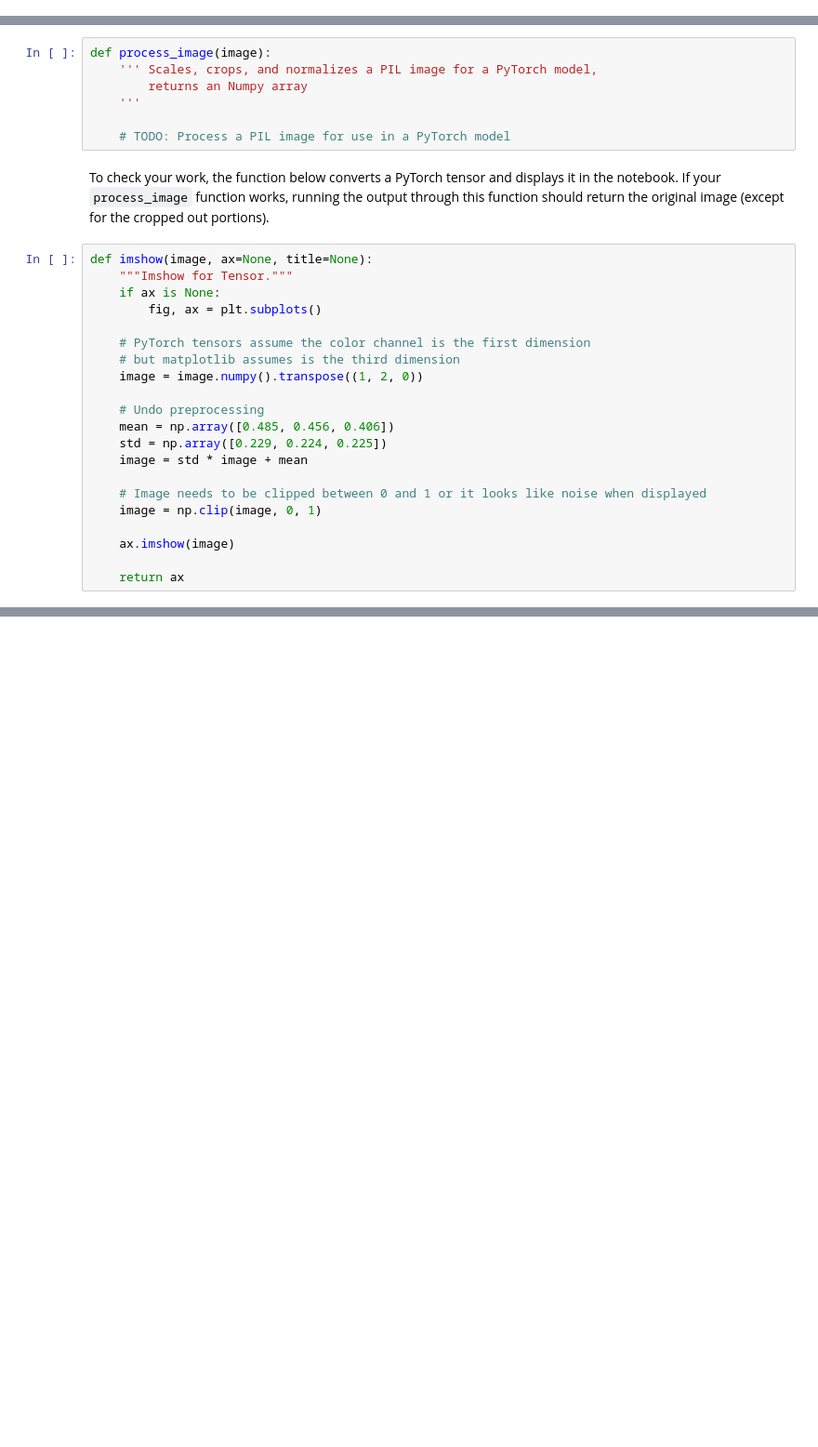
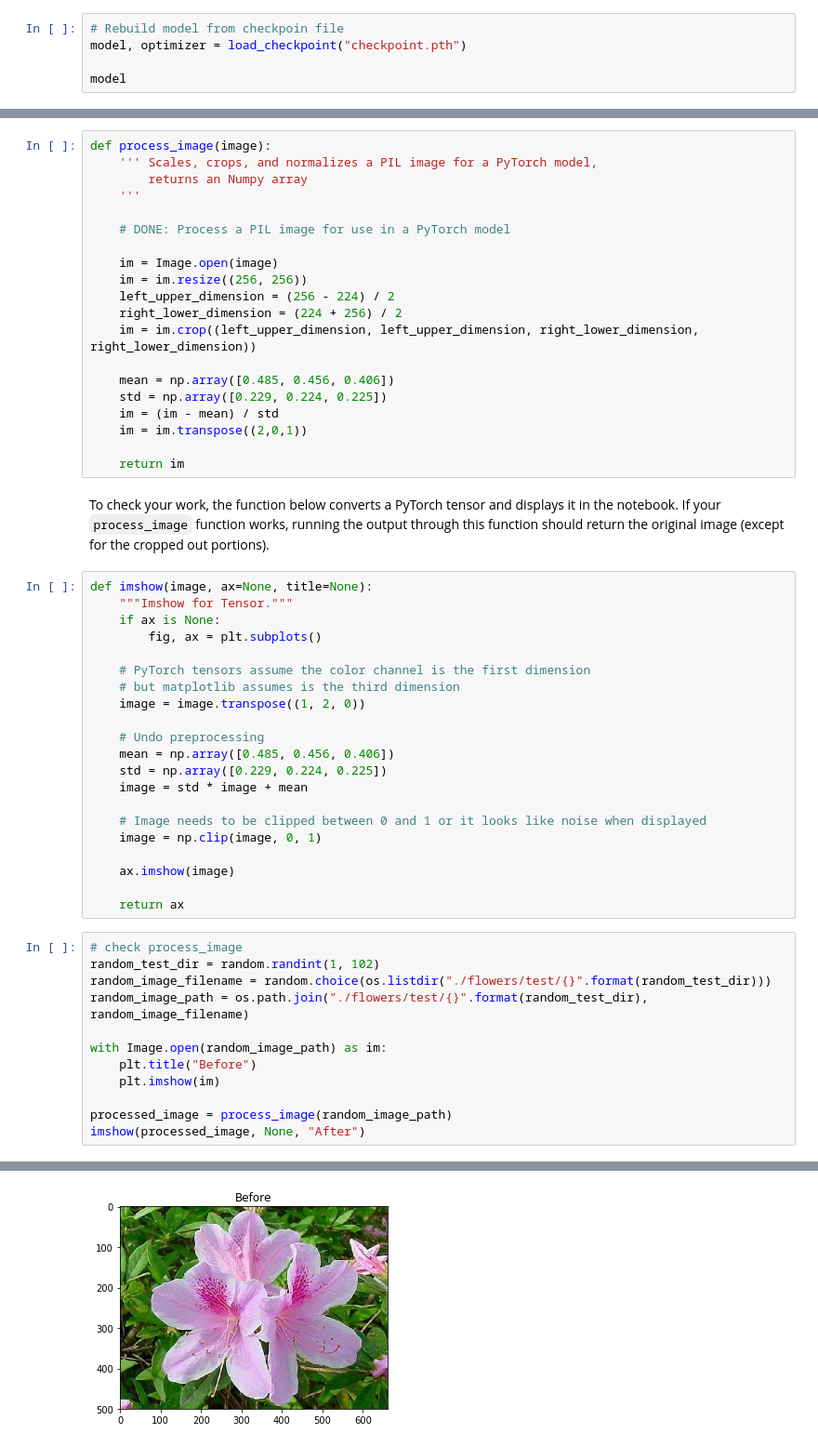
Before and after one commit to collinmutembei/is-it-a-rose, a Jupyter notebook: Image Classifier Project.ipynb, the cells around one changed output, grey strips where cells are left out. Shown at 93% size. Drawn from its saved outputs; the diff is of its cells as text; blank space fills up the shorter version.

```diff
--- a/Image Classifier Project.ipynb
+++ b/Image Classifier Project.ipynb
@@ -247,0 +308,5 @@ At this point it's good to write a function that can load a checkpoint and rebui
+# %%
+# Rebuild model from checkpoin file
+model, optimizer = load_checkpoint("checkpoint.pth")
+
+model
@@ -277,7 +360,20 @@ def process_image(image):
         returns an Numpy array
     '''
 
-    # TODO: Process a PIL image for use in a PyTorch model
+    # DONE: Process a PIL image for use in a PyTorch model
+
+    im = Image.open(image)
+    im = im.resize((256, 256))
+    left_upper_dimension = (256 - 224) / 2
+    right_lower_dimension = (224 + 256) / 2
+    im = im.crop((left_upper_dimension, left_upper_dimension, right_lower_dimension, right_lower_dimension))
+
+    mean = np.array([0.485, 0.456, 0.406])
+    std = np.array([0.229, 0.224, 0.225])
+    im = (im - mean) / std
+    im = im.transpose((2,0,1))
+
+    return im
 # %% [markdown]
 To check your work, the function below converts a PyTorch tensor and displays it in the notebook. If your `process_image` function works, running the output through this function should return the original image (except for the cropped out portions).
 # %%
@@ -288,7 +384,7 @@ def imshow(image, ax=None, title=None):
 
     # PyTorch tensors assume the color channel is the first dimension
     # but matplotlib assumes is the third dimension
-    image = image.numpy().transpose((1, 2, 0))
+    image = image.transpose((1, 2, 0))
 
     # Undo preprocessing
     mean = np.array([0.485, 0.456, 0.406])
@@ -301,3 +397,16 @@ def imshow(image, ax=None, title=None):
     ax.imshow(image)
 
     return ax
+# %%
+# check process_image
+random_test_dir = random.randint(1, 102)
+random_image_filename = random.choice(os.listdir("./flowers/test/{}".format(random_test_dir)))
+random_image_path = os.path.join("./flowers/test/{}".format(random_test_dir), random_image_filename)
+
+with Image.open(random_image_path) as im:
+    plt.title("Before")
+    plt.imshow(im)
+
+processed_image = process_image(random_image_path)
+imshow(processed_image, None, "After")
+# %% [output]
@@ -303,0 +414 @@ def imshow(image, ax=None, title=None):
+[figure, added]
```
Also changed, not shown: parts of 17 cells of this notebook, 3 other files.
